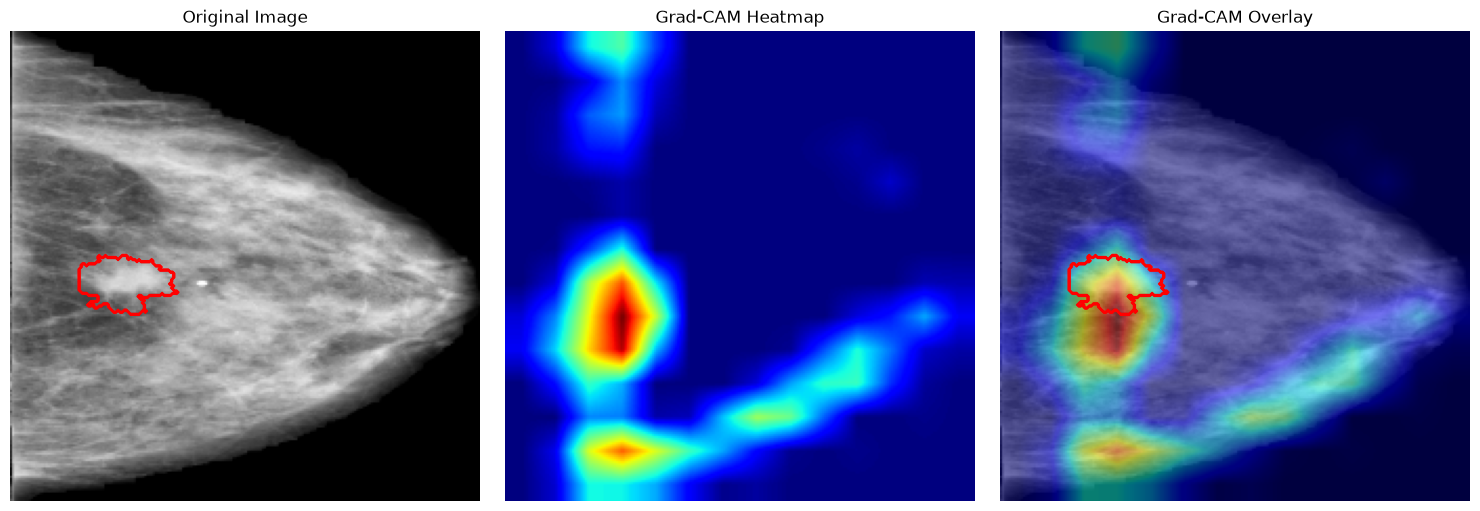
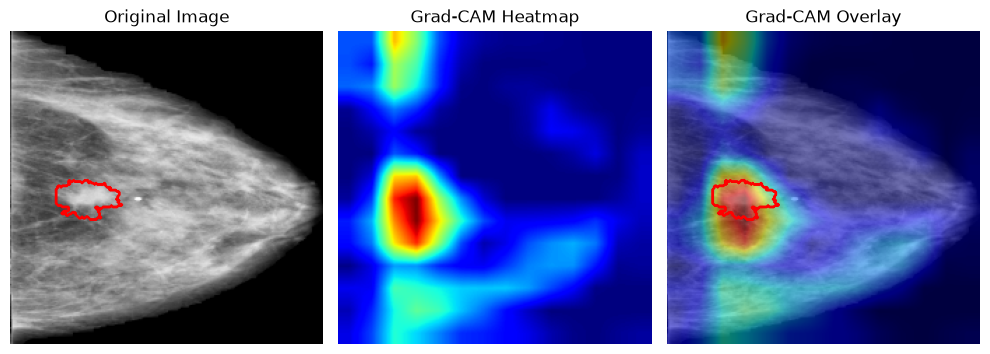
The change to this notebook cell's code, shown as a diff; its figure went from the first image to the second:
--- before
+++ after
@@ -1,5 +1,5 @@
 has_roi = roi_mask is not None and roi_mask.sum() > 0
 
-fig, axes = plt.subplots(1, 3, figsize=(15, 5))
+fig, axes = plt.subplots(1, 3, figsize=(10, 5))
 
 axes[0].imshow(img_arr, cmap="gray")

Commit: chore: regenerate notebook results